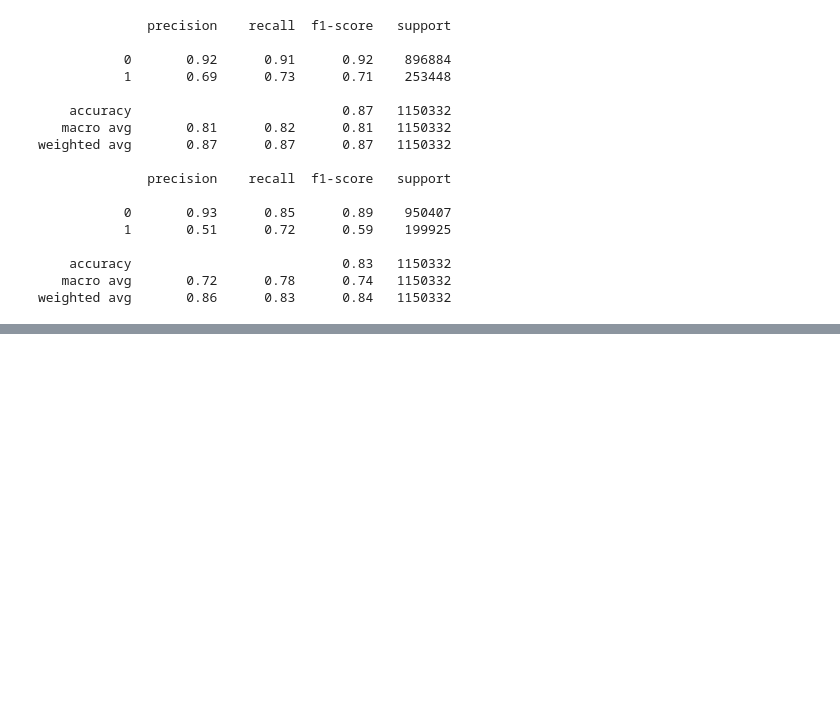
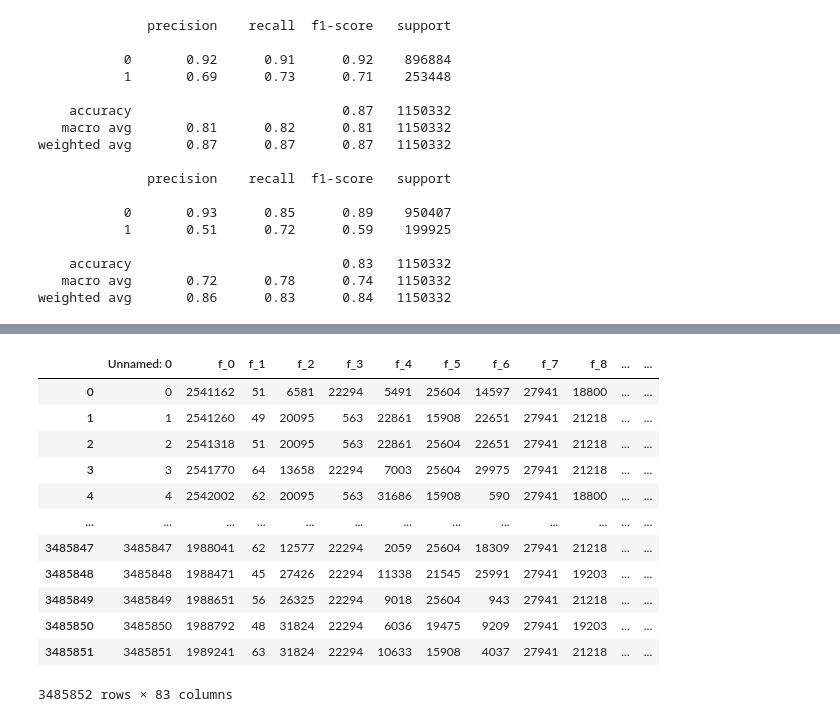
Before and after one commit to dlskawns/RecSys_and_Retrieval_Study, a Jupyter notebook: recsys2023_1.ipynb, the cells around one changed output, grey strips where cells are left out. Cells and saved outputs as stored; diff of their text form; code cells hidden in the pictures; blank space fills up the shorter version.

```diff
--- a/recsys2023_1.ipynb
+++ b/recsys2023_1.ipynb
@@ -227,0 +309,16 @@ testcomplete.to_csv('/content/drive/MyDrive/sharechat_recsys2023_data/submit/fir
+# %%
+df
+# %% [output]
+|  | Unnamed: 0 | f_0 | f_1 | f_2 | f_3 | f_4 | f_5 | f_6 | f_7 | f_8 | ... | ... |
+| 0 | 0 | 2541162 | 51 | 6581 | 22294 | 5491 | 25604 | 14597 | 27941 | 18800 | ... | ... |
+| 1 | 1 | 2541260 | 49 | 20095 | 563 | 22861 | 15908 | 22651 | 27941 | 21218 | ... | ... |
+| 2 | 2 | 2541318 | 51 | 20095 | 563 | 22861 | 25604 | 22651 | 27941 | 21218 | ... | ... |
+| 3 | 3 | 2541770 | 64 | 13658 | 22294 | 7003 | 25604 | 29975 | 27941 | 21218 | ... | ... |
+| 4 | 4 | 2542002 | 62 | 20095 | 563 | 31686 | 15908 | 590 | 27941 | 18800 | ... | ... |
+| ... | ... | ... | ... | ... | ... | ... | ... | ... | ... | ... | ... | ... |
+| 3485847 | 3485847 | 1988041 | 62 | 12577 | 22294 | 2059 | 25604 | 18309 | 27941 | 21218 | ... | ... |
+| 3485848 | 3485848 | 1988471 | 45 | 27426 | 22294 | 11338 | 21545 | 25991 | 27941 | 19203 | ... | ... |
+| 3485849 | 3485849 | 1988651 | 56 | 26325 | 22294 | 9018 | 25604 | 943 | 27941 | 21218 | ... | ... |
+| 3485850 | 3485850 | 1988792 | 48 | 31824 | 22294 | 6036 | 19475 | 9209 | 27941 | 19203 | ... | ... |
+| 3485851 | 3485851 | 1989241 | 63 | 31824 | 22294 | 10633 | 15908 | 4037 | 27941 | 21218 | ... | ... |
+3485852 rows × 83 columns
```
Also changed, not shown: parts of 13 cells of this notebook.
